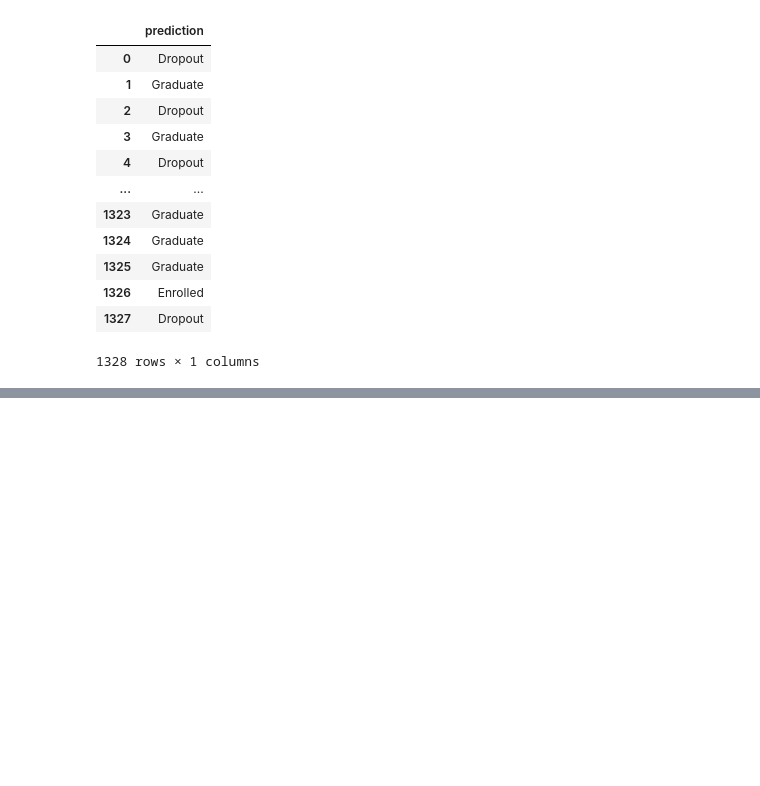
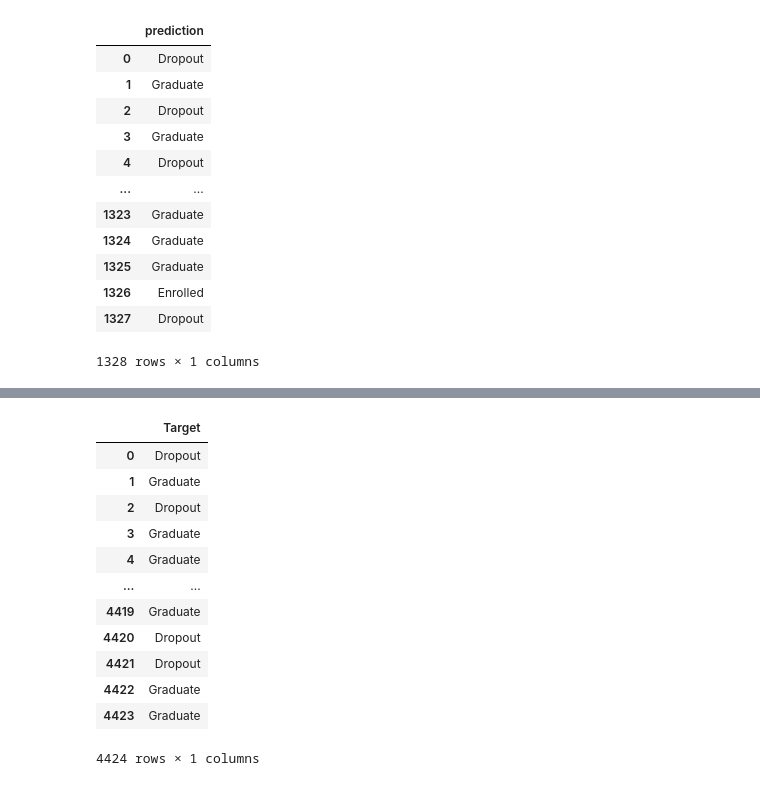
Before and after one commit to Maqbool-Ahmed-1208/ML-Algorithms, a Jupyter notebook: testing.ipynb, the cells around one changed output, grey strips where cells are left out. Cells and saved outputs as stored; diff of their text form; code cells hidden in the pictures; blank space fills up the shorter version.

```diff
--- a/testing.ipynb
+++ b/testing.ipynb
@@ -109,0 +103,16 @@ Accuracy_score
+# %%
+y
+# %% [output]
+|  | Target |
+| 0 | Dropout |
+| 1 | Graduate |
+| 2 | Dropout |
+| 3 | Graduate |
+| 4 | Graduate |
+| ... | ... |
+| 4419 | Graduate |
+| 4420 | Dropout |
+| 4421 | Dropout |
+| 4422 | Graduate |
+| 4423 | Graduate |
+4424 rows × 1 columns
```
Also changed, not shown: parts of 13 cells of this notebook, 3 other files.
